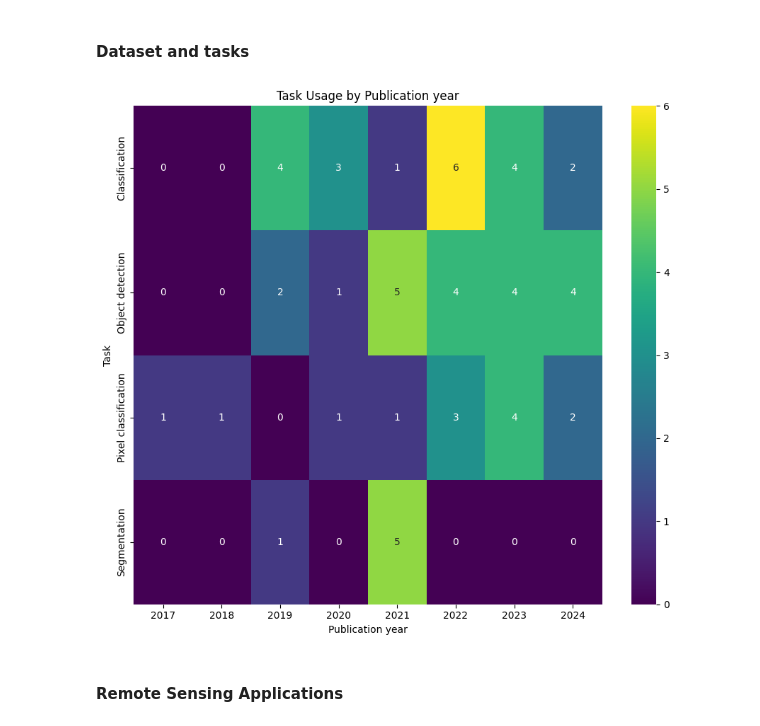
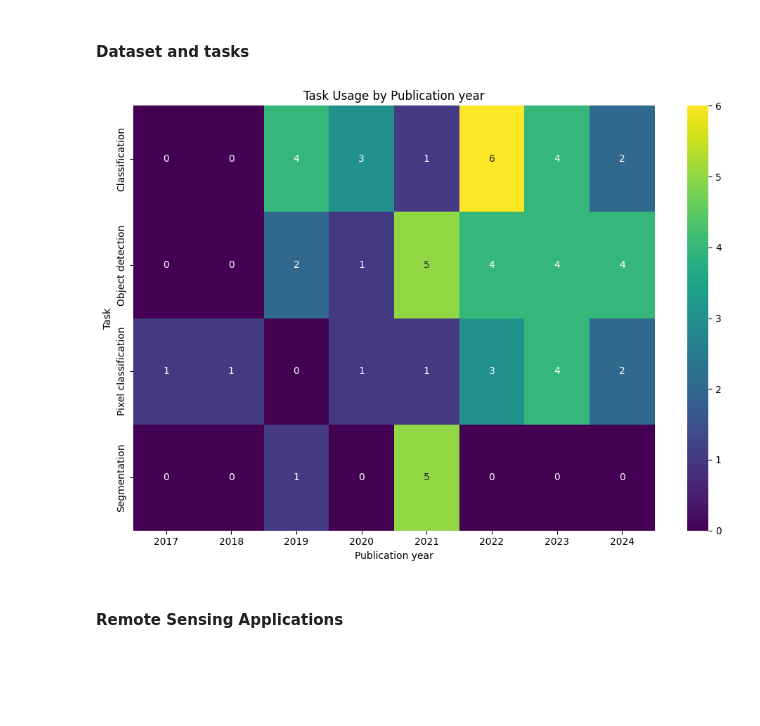
Before and after one commit to CedricLeon/Survey_RS-ML-FPGA, a Jupyter notebook: notebooks/Zotero_review_analysis.ipynb, the cells around one changed output. Cells and saved outputs as stored; diff of their text form; code cells hidden in the pictures; blank space fills up the shorter version.

```diff
--- a/notebooks/Zotero_review_analysis.ipynb
+++ b/notebooks/Zotero_review_analysis.ipynb
@@ -456,7 +456,7 @@ def extract_accelerator_design(article, articleMainInfo):
                     detailsFoundDict[key] = value
                 break  # Found the tag, move to the next
 
-    return {f"Accelerator details: {detailsFoundDict}"}
+    return detailsFoundDict
 # %% [markdown]
 ## Bonus: Playing with the API
 
@@ -2092,33 +2215,33 @@ def plot_datasets_v2_stacked_bar_chart(dataframe):
 # %%
 def plot_task_usage_heatmap(DataFrame):
     """
     Plot a heatmap showing the number of times each Task was used per Publication year.
 
     Args:
         DataFrame (DataFrame): A DataFrame containing 'Task' and 'Publication year' columns.
     """
     # Prepare the data
     Counts = DataFrame.groupby(['Publication year', 'Task']).size().reset_index(name='Count')
     PivotDF = Counts.pivot(index='Task', columns='Publication year', values='Count').fillna(0)
     PivotDF = PivotDF.sort_index()
     PivotDF = PivotDF.reindex(sorted(PivotDF.columns), axis=1)
 
     # Remove Regression
     PivotDF = PivotDF.drop('Regression', errors='ignore')
 
     # Plotting
-    plt.figure(figsize=(5, 8))
+    plt.figure(figsize=(10, 7))
     sns.heatmap(PivotDF, annot=True, fmt='g', cmap='viridis')
     plt.title('Task Usage by Publication year')
     # plt.xlabel('Publication year')
     # plt.ylabel('Task')
     plt.tight_layout()
     plt.show()
 
 # Example usage
 plot_task_usage_heatmap(allModelsDF[['Task', 'Publication year']])
 # %% [output]
-[figure, old version]
+[figure, new version]
 # %% [markdown]
 #### Remote Sensing Applications
 # %%
```
Also changed, not shown: parts of 14 cells of this notebook.
